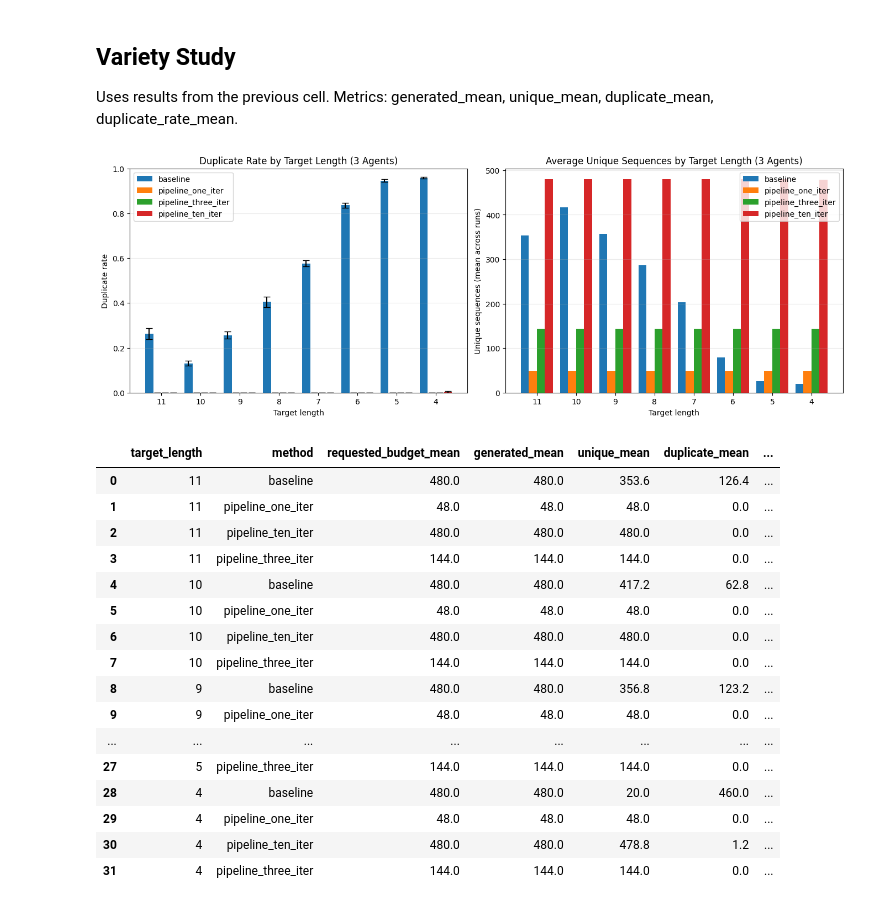
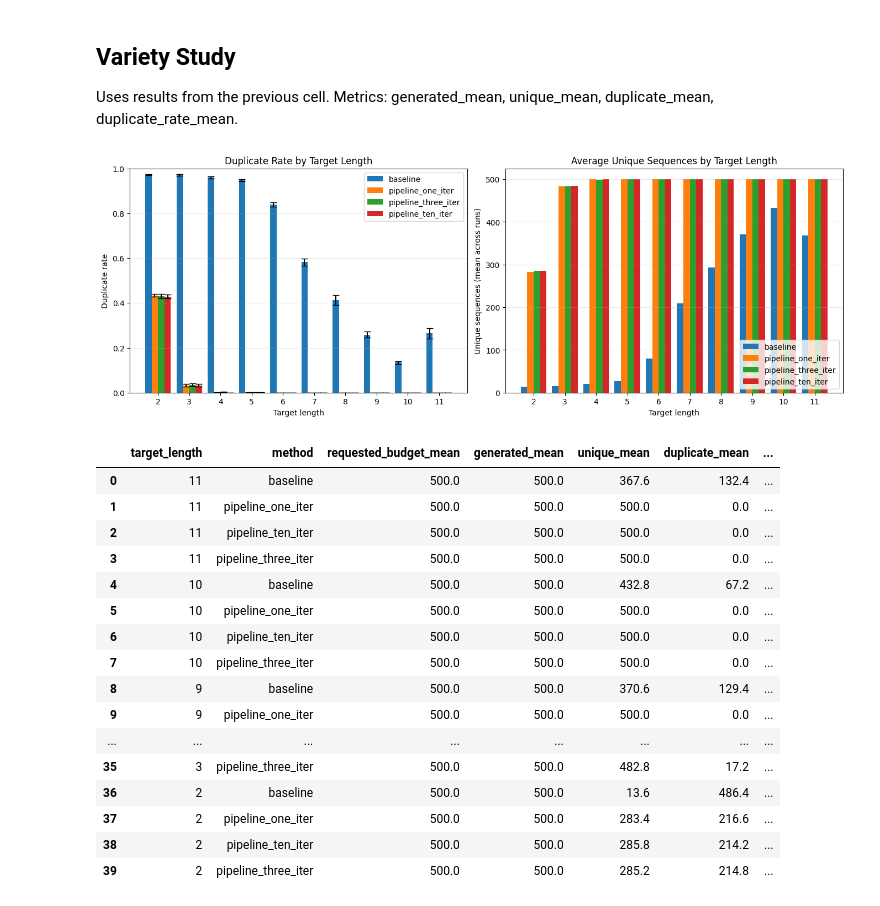
Before and after one commit to Roirtur/multi-expert-peptide-pipeline, a Jupyter notebook: notebooks/experimentation_pipeline_vs_baseline.ipynb, the cells around one changed output. Cells and saved outputs as stored; diff of their text form; code cells hidden in the pictures.

```diff
--- a/notebooks/experimentation_pipeline_vs_baseline.ipynb
+++ b/notebooks/experimentation_pipeline_vs_baseline.ipynb
@@ -496,9 +497,10 @@ from peptide_pipeline.orchestrator.orchestrator_agent.orchestrator import Orches
 
 
 TEST_CONFIG = {
-    "length_sweep": list(range(4, 12)),
+    "length_sweep": list(range(2, 12)),
     "repeats": 5,
-    "peptides_per_iter": 48,
+    "peptides_per_iter": 50,
+    "peptides_total_full_iter": 500,
     "top_k": 10,
     "baseline": {
         "temperature": 0.9,
@@ -698,11 +700,11 @@ for target_length in TEST_CONFIG["length_sweep"]:
         )
 
         for method_name, iter_count in pipeline_mode_items:
-            requested_budget = int(iter_count * TEST_CONFIG["peptides_per_iter"])
+            requested_budget = int(TEST_CONFIG["peptides_total_full_iter"])
             orchestrator = Orchestrator(generator=pipeline_model_cpu, chemist=chemist, biologist=biologist)
             pipeline_rows = orchestrator.run(
                 nb_iterations=iter_count,
-                nb_peptides=TEST_CONFIG["peptides_per_iter"],
+                nb_peptides=TEST_CONFIG["peptides_total_full_iter"],
                 top_k=TEST_CONFIG["top_k"],
                 exploration_rate=TEST_CONFIG["exploration_rate"],
                 initial_peptide=target_cfg["sequence"],
@@ -1009,7 +1009,7 @@ else:
         ax.plot(x, means, marker="o", linewidth=2.0, label=method_name)
         ax.fill_between(x, means - errs, means + errs, alpha=0.15)
 
-    ax.set_title("Average Combined Score by Target Length (3 Agents)")
+    ax.set_title("Average Combined Score by Target Length")
     ax.set_xlabel("Target length")
     ax.set_ylabel("Average combined score")
     ax.set_xticks(x)
@@ -1035,7 +1035,7 @@ else:
     variety_plot_df = hardness_variety_summary_df.copy()
     methods_order = ["baseline", *list(TEST_CONFIG["pipeline_modes"].keys())]
 
-    target_lengths = sorted(variety_plot_df["target_length"].unique(), reverse=True)
+    target_lengths = sorted(variety_plot_df["target_length"].unique())
     labels = [str(int(v)) for v in target_lengths]
     x = np.arange(len(labels))
 
@@ -1083,66 +1083,66 @@ else:
             label=method_name,
         )
 
-    axes[0].set_title("Duplicate Rate by Target Length (3 Agents)")
+    axes[0].set_title("Duplicate Rate by Target Length")
     axes[0].set_xlabel("Target length")
     axes[0].set_ylabel("Duplicate rate")
     axes[0].set_xticks(x)
     axes[0].set_xticklabels(labels)
     axes[0].set_ylim(0.0, 1.0)
     axes[0].grid(axis="y", alpha=0.25)
-    axes[0].legend()
+    axes[0].legend(loc="upper right")
 
-    axes[1].set_title("Average Unique Sequences by Target Length (3 Agents)")
+    axes[1].set_title("Average Unique Sequences by Target Length")
     axes[1].set_xlabel("Target length")
     axes[1].set_ylabel("Unique sequences (mean across runs)")
     axes[1].set_xticks(x)
     axes[1].set_xticklabels(labels)
     axes[1].grid(axis="y", alpha=0.25)
-    axes[1].legend()
+    axes[1].legend(loc="lower right")
 
     plt.show()
 
     method_variety_df = (
         variety_plot_df[
             [
                 "target_length",
                 "method",
                 "requested_budget_mean",
                 "generated_mean",
                 "unique_mean",
                 "duplicate_mean",
                 "duplicate_rate_mean",
                 "duplicate_rate_std",
                 "topk_generated_mean",
                 "topk_unique_mean",
                 "topk_duplicate_mean",
                 "topk_duplicate_rate_mean",
                 "topk_duplicate_rate_std",
             ]
         ]
         .sort_values(["target_length", "method"], ascending=[False, True])
         .reset_index(drop=True)
     )
     display(method_variety_df)
 # %% [output]
-[figure, old version]
+[figure, new version]
 |  | target_length | method | requested_budget_mean | generated_mean | unique_mean | duplicate_mean | ... |
-| 0 | 11 | baseline | 480.0 | 480.0 | 353.6 | 126.4 | ... |
-| 1 | 11 | pipeline_one_iter | 48.0 | 48.0 | 48.0 | 0.0 | ... |
-| 2 | 11 | pipeline_ten_iter | 480.0 | 480.0 | 480.0 | 0.0 | ... |
-| 3 | 11 | pipeline_three_iter | 144.0 | 144.0 | 144.0 | 0.0 | ... |
-| 4 | 10 | baseline | 480.0 | 480.0 | 417.2 | 62.8 | ... |
-| 5 | 10 | pipeline_one_iter | 48.0 | 48.0 | 48.0 | 0.0 | ... |
-| 6 | 10 | pipeline_ten_iter | 480.0 | 480.0 | 480.0 | 0.0 | ... |
-| 7 | 10 | pipeline_three_iter | 144.0 | 144.0 | 144.0 | 0.0 | ... |
-| 8 | 9 | baseline | 480.0 | 480.0 | 356.8 | 123.2 | ... |
-| 9 | 9 | pipeline_one_iter | 48.0 | 48.0 | 48.0 | 0.0 | ... |
+| 0 | 11 | baseline | 500.0 | 500.0 | 367.6 | 132.4 | ... |
+| 1 | 11 | pipeline_one_iter | 500.0 | 500.0 | 500.0 | 0.0 | ... |
+| 2 | 11 | pipeline_ten_iter | 500.0 | 500.0 | 500.0 | 0.0 | ... |
+| 3 | 11 | pipeline_three_iter | 500.0 | 500.0 | 500.0 | 0.0 | ... |
+| 4 | 10 | baseline | 500.0 | 500.0 | 432.8 | 67.2 | ... |
+| 5 | 10 | pipeline_one_iter | 500.0 | 500.0 | 500.0 | 0.0 | ... |
+| 6 | 10 | pipeline_ten_iter | 500.0 | 500.0 | 500.0 | 0.0 | ... |
+| 7 | 10 | pipeline_three_iter | 500.0 | 500.0 | 500.0 | 0.0 | ... |
+| 8 | 9 | baseline | 500.0 | 500.0 | 370.6 | 129.4 | ... |
+| 9 | 9 | pipeline_one_iter | 500.0 | 500.0 | 500.0 | 0.0 | ... |
 | ... | ... | ... | ... | ... | ... | ... | ... |
-| 27 | 5 | pipeline_three_iter | 144.0 | 144.0 | 144.0 | 0.0 | ... |
-| 28 | 4 | baseline | 480.0 | 480.0 | 20.0 | 460.0 | ... |
-| 29 | 4 | pipeline_one_iter | 48.0 | 48.0 | 48.0 | 0.0 | ... |
-| 30 | 4 | pipeline_ten_iter | 480.0 | 480.0 | 478.8 | 1.2 | ... |
-| 31 | 4 | pipeline_three_iter | 144.0 | 144.0 | 144.0 | 0.0 | ... |
+| 35 | 3 | pipeline_three_iter | 500.0 | 500.0 | 482.8 | 17.2 | ... |
+| 36 | 2 | baseline | 500.0 | 500.0 | 13.6 | 486.4 | ... |
+| 37 | 2 | pipeline_one_iter | 500.0 | 500.0 | 283.4 | 216.6 | ... |
+| 38 | 2 | pipeline_ten_iter | 500.0 | 500.0 | 285.8 | 214.2 | ... |
+| 39 | 2 | pipeline_three_iter | 500.0 | 500.0 | 285.2 | 214.8 | ... |
 # %%
 import gc
 gc.collect()
```
Also changed, not shown: parts of 5 cells of this notebook, 11 other files.
